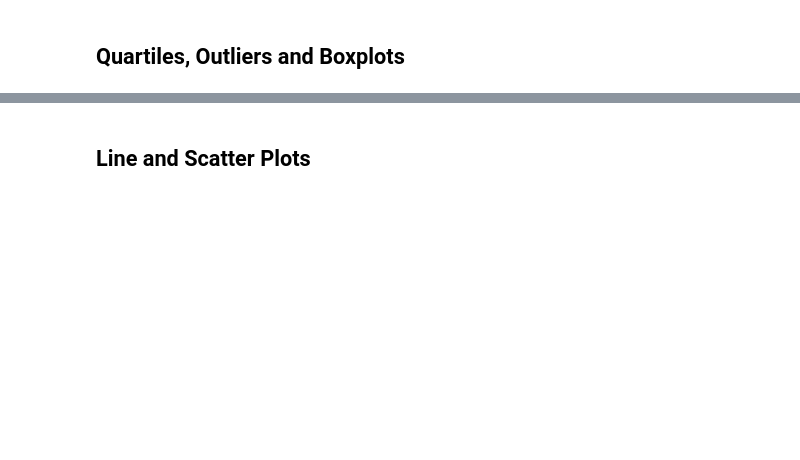
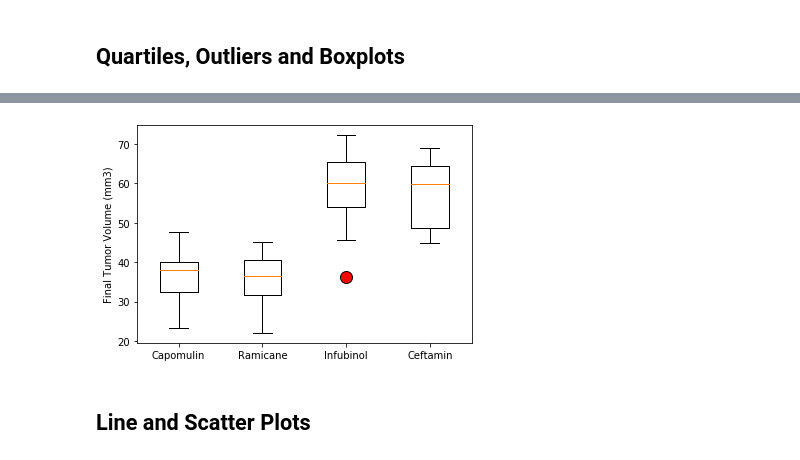
Before and after one commit to artie63/SMU_Homwwork-, a Jupyter notebook: Pymaceuticals2.ipynb, the cells around one changed output, grey strips where cells are left out. Cells and saved outputs as stored; diff of their text form; code cells hidden in the pictures; blank space fills up the shorter version.

```diff
--- a/Pymaceuticals2.ipynb
+++ b/Pymaceuticals2.ipynb
@@ -166,5 +221,11 @@ plt.show()
 # %%
 # Generate a box plot of the final tumor volume of each mouse across four regimens of interest
+orange_out = dict(markerfacecolor='red',markersize=12)
+plt.boxplot([capomulin,ramicane,infubinol,ceftamin],labels=['Capomulin','Ramicane','Infubinol','Ceftamin'],flierprops=orange_out)
+plt.ylabel('Final Tumor Volume (mm3)')
+plt.show()
+# %% [output]
+[figure, added]
 # %% [markdown]
 ## Line and Scatter Plots
 # %%
```
Also changed, not shown: parts of 13 cells of this notebook.
